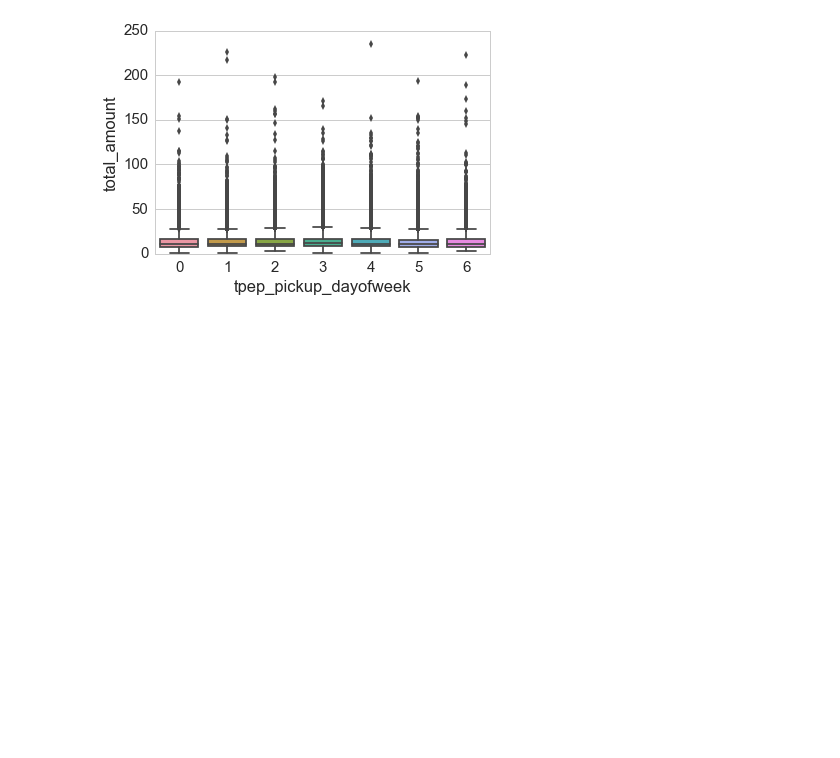
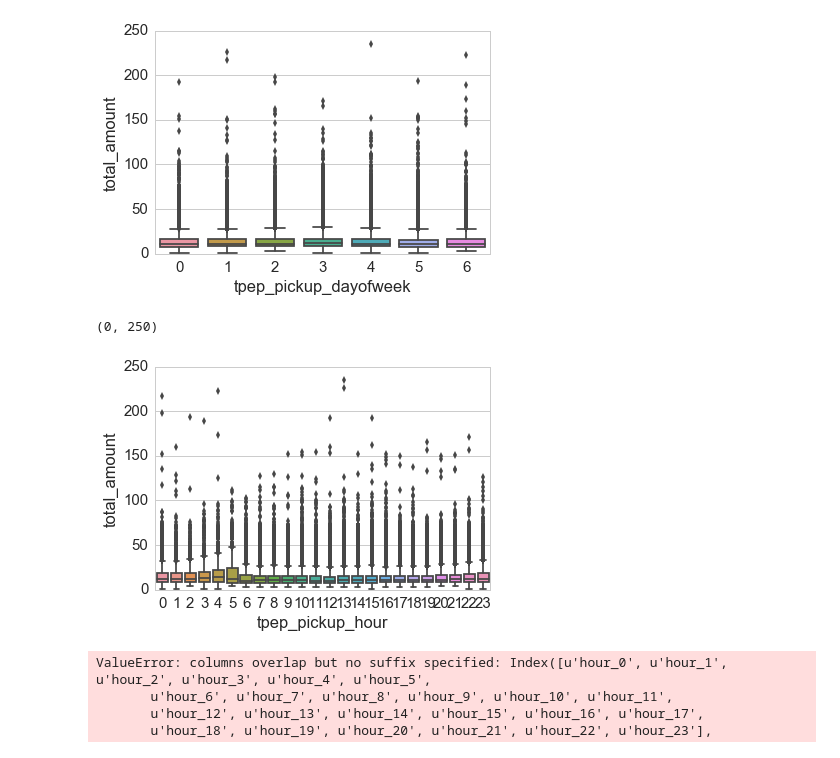
Before and after one commit to rajashreebaradur/DataScienceGA_Final_Project, a Jupyter notebook: project-files/file_1.ipynb, the cells around one changed output. Drawn from its saved outputs; the diff is of its cells as text; code cells hidden in the pictures; blank space fills up the shorter version.

```diff
--- a/project-files/file_1.ipynb
+++ b/project-files/file_1.ipynb
@@ -186,3 +171,18 @@ plt.ylim(0, 250)
 # %% [output]
 (0, 250)
 [figure]
+# %%
+sns.boxplot(x='tpep_pickup_hour', y='total_amount', data=df)
+plt.ylim(0, 250)
+# %% [output]
+(0, 250)
+[figure, added]
+# %%
+df = df.join(pd.get_dummies(df['tpep_pickup_hour'], prefix='hour'))
+#df = pd.get_dummies(df).astype(np.int8)
+df.head()
+# %% [output]
+ValueError: columns overlap but no suffix specified: Index([u'hour_0', u'hour_1', u'hour_2', u'hour_3', u'hour_4', u'hour_5',
+       u'hour_6', u'hour_7', u'hour_8', u'hour_9', u'hour_10', u'hour_11',
+       u'hour_12', u'hour_13', u'hour_14', u'hour_15', u'hour_16', u'hour_17',
+       u'hour_18', u'hour_19', u'hour_20', u'hour_21', u'hour_22', u'hour_23'],
```
Also changed, not shown: parts of 11 cells of this notebook.
